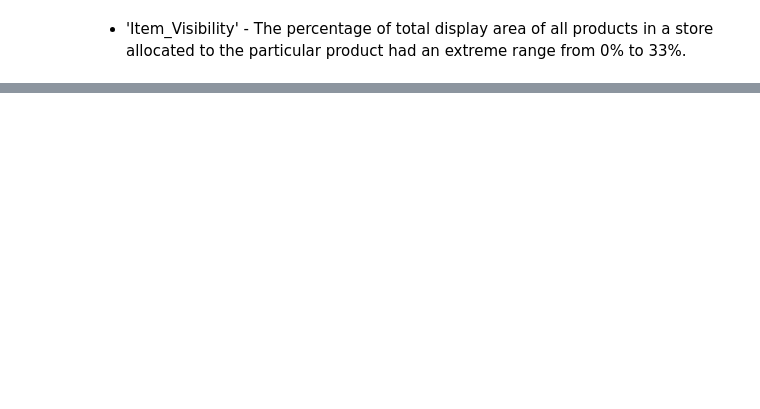
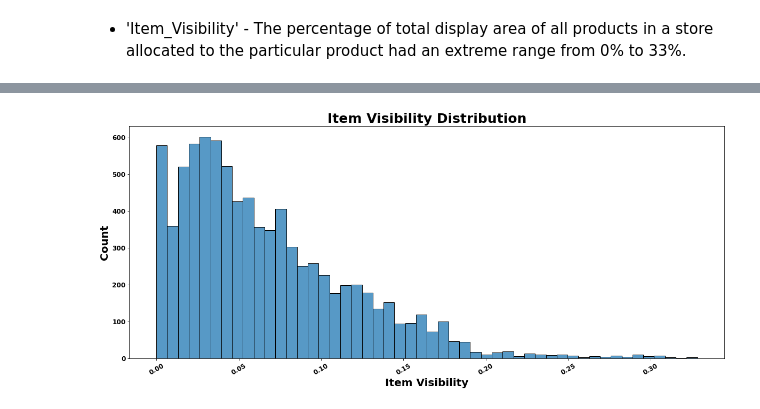
Before and after one commit to YBilodeau/Sales-Predictions, a Jupyter notebook: Sales_Prediction_Project.ipynb, the cells around one changed output, grey strips where cells are left out. Cells and saved outputs as stored; diff of their text form; code cells hidden in the pictures; blank space fills up the shorter version.

```diff
--- a/Sales_Prediction_Project.ipynb
+++ b/Sales_Prediction_Project.ipynb
@@ -147,9 +153,16 @@ dtype: int64
 # %% [markdown]
 - 'Item_Weight' has 1643 missing values. All identical 'Item_Identifier's should have the same 'Item_Weight'.
 # %%
+# Loop through index values of the dataframe
 for ind in df.index:
+    # Create a filter to select the Item_Identifier corresponding to the index
     item_filter = df['Item_Identifier'] == df.loc[ind,'Item_Identifier']
-    item_weight = round(df.loc[item_filter,:]['Item_Weight'].mean(), 3)
-    df.loc[ind,'Item_Weight'] = item_weight
+
+    # Calculate the rounded value of the mean 'Item_Weight' of this rows 'Item_Identifier'
+    mean_item_weight = round(df.loc[item_filter,'Item_Weight'].mean(), 3)
+
+    # Assign mean_item_weight to the 'Item_Weight' column of this row
+    df.loc[ind,'Item_Weight'] = mean_item_weight
+
     #print(ind, df['Item_Identifier'][ind], df['Item_Weight'][ind], item_weight, "\n")
 # %%
@@ -228,11 +244,7 @@ print(df['Item_Fat_Content'].unique())
-# %%
-for ind in df.index:
-    if df.loc[ind,'Item_Fat_Content'] == 'low fat':
-        df.loc[ind,'Item_Fat_Content'] = 'Low Fat'
-    elif df.loc[ind,'Item_Fat_Content'] == 'reg':
-        df.loc[ind,'Item_Fat_Content'] = 'Regular'
-    elif df.loc[ind,'Item_Fat_Content'] == 'LF':
-        df.loc[ind,'Item_Fat_Content'] = 'Low Fat'
+# %%
+# Define a dictionary with key/value pairs and use it to replace values
+dict = {"low fat": 'Low Fat', "reg": 'Regular', "LF": 'Low Fat'}
+df.replace({'Item_Fat_Content': dict}, inplace = True)
 # %%
 print(df['Item_Fat_Content'].unique())
 # %% [output]
@@ -358,0 +384,13 @@ The percentage of total display area of all products in a store allocated to the
+# %%
+plt.figure(figsize = (20, 8))
+#sns.set_style('whitegrid') #'darkgrid', 'whitegrid', 'dark, 'white', 'ticks'
+
+sns.histplot(data=df, x='Item_Visibility');
+
+plt.title('Item Visibility Distribution', fontsize = 25, weight='bold')
+plt.xlabel('Item Visibility', fontsize = 20, weight='bold')
+plt.ylabel('Count', fontsize = 20, weight='bold');
+plt.xticks(fontsize = 12, weight='bold', rotation=30)
+plt.yticks(fontsize = 12, weight='bold');
+# %% [output]
+[figure, added]
```
Also changed, not shown: parts of 23 cells of this notebook.
